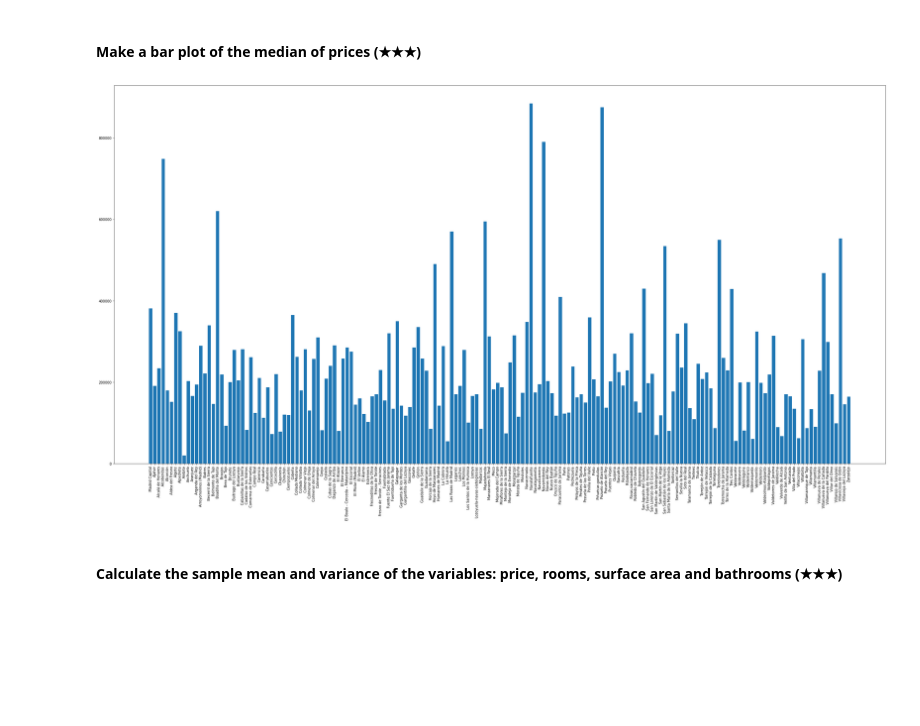
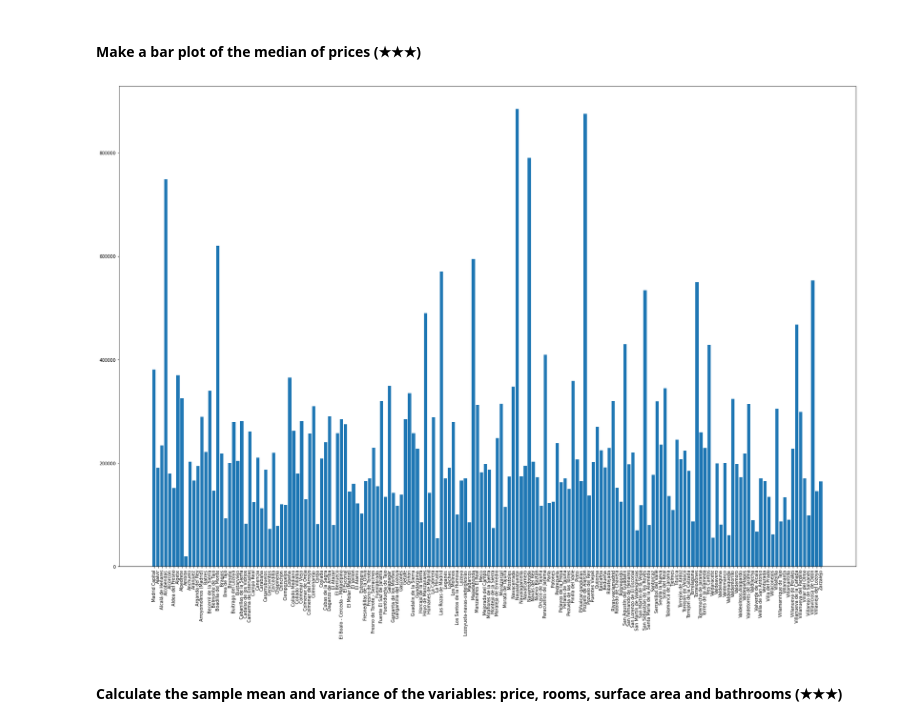
Before and after one commit to marfurt1/realestate-datacleanup-exercise, a Jupyter notebook: project.ipynb, the cells around one changed output. Cells and saved outputs as stored; diff of their text form; code cells hidden in the pictures; blank space fills up the shorter version.

```diff
--- a/project.ipynb
+++ b/project.ipynb
@@ -140,16 +141,16 @@ print(filtro_datos_frame)
 # %%
 
 filtro_datos_frame = data_frame[['level5', 'price']]
 grouped_filtro_datos_frame = filtro_datos_frame.groupby('level5')['price'].median().reset_index()
 keys = grouped_filtro_datos_frame['level5'].tolist()
 values = grouped_filtro_datos_frame['price'].tolist()
 
 plt.bar(keys, values)
 plt.xticks(rotation=90)
-plt.rcParams["figure.figsize"] = (30,20.1)
+plt.rcParams["figure.figsize"] = (15,20.1)
 plt.show()
 # %% [output]
-[figure, old version]
+[figure, new version]
 # %% [markdown]
 #### Calculate the sample mean and variance of the variables: price, rooms, surface area and bathrooms (★★★)
 # %%
```
Also changed, not shown: parts of 2 cells of this notebook.
